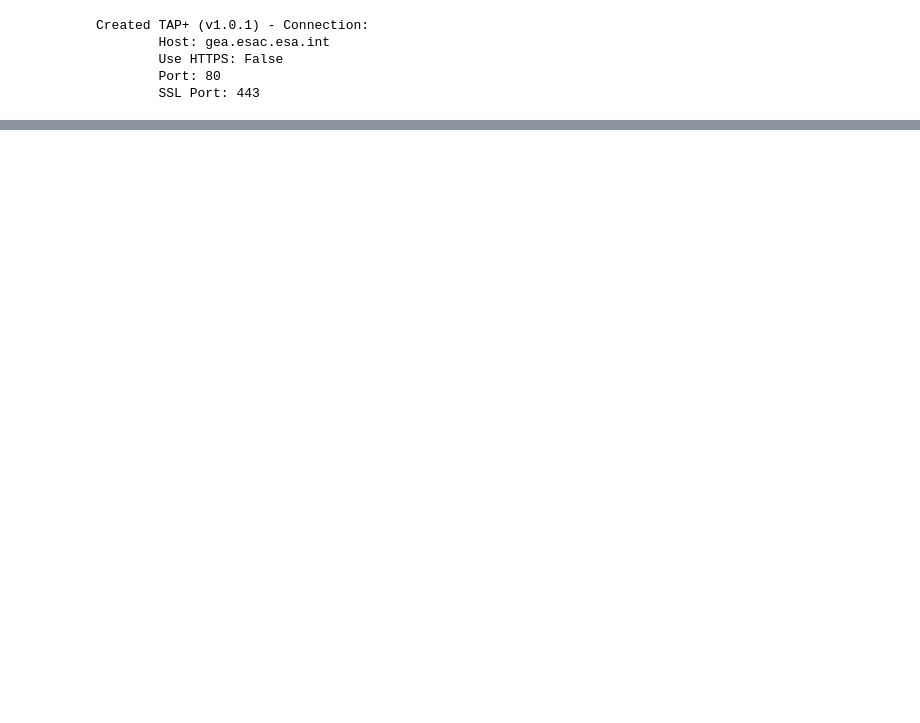
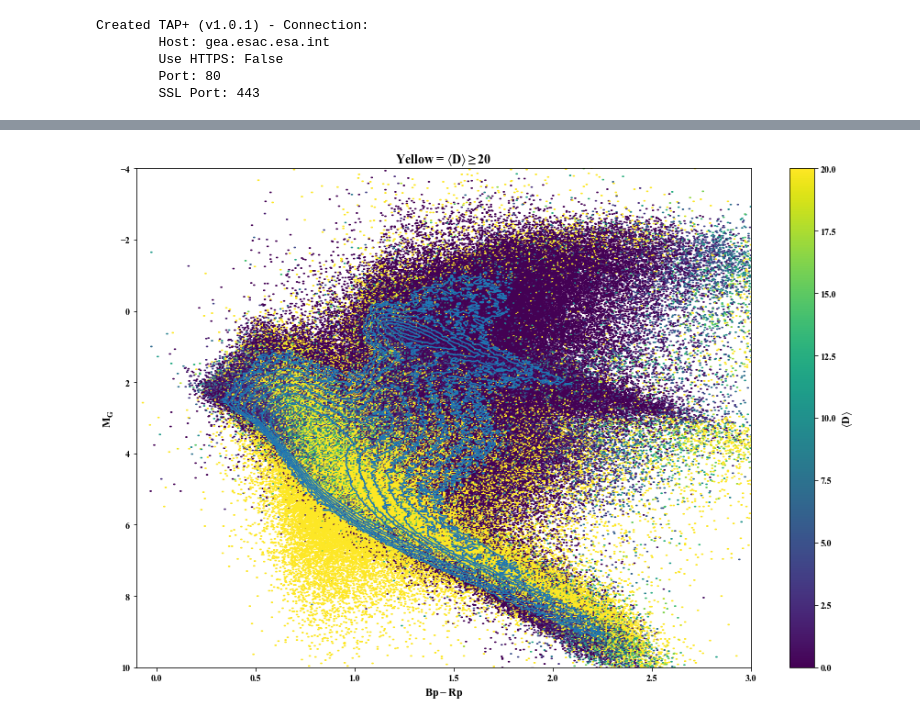
Before and after one commit to tzdwi/GaiaSprintBinary, a Jupyter notebook: gaia_kinematics.ipynb, the cells around one changed output, grey strips where cells are left out. Drawn from its saved outputs; the diff is of its cells as text; code cells hidden in the pictures; blank space fills up the shorter version.

```diff
--- a/gaia_kinematics.ipynb
+++ b/gaia_kinematics.ipynb
@@ -64,0 +53,22 @@ foo = GaiaData.from_query(q_str)
+# %%
+plt.figure(figsize=(15,10))
+xdat = merge_df['phot_bp_mean_mag'][nearby]-merge_df['phot_rp_mean_mag'][nearby]
+ydat = merge_df['phot_g_mean_mag'][nearby] - 5.0*np.log10(merge_df['dist'][nearby]) + 5.0
+C = merge_df['astrometric_excess_noise_sig'][nearby]
+plt.hexbin(xdat, ydat, C=C, gridsize=1000, vmax=20)
+plt.colorbar(label=r'$\langle D \rangle$')
+
+H,xedges,yedges = np.histogram2d(xdat[~(np.isnan(xdat)|np.isnan(ydat))],
+                                 ydat[~(np.isnan(xdat)|np.isnan(ydat))],
+                                 bins=(500,500))
+plt.contour(xedges[:-1]+np.abs(np.diff(xedges)[0])/2,
+            yedges[:-1]+np.abs(np.diff(yedges)[0])/2,
+            np.log10(H.T),levels=(1.25,1.5,1.75,2,2.25,2.5,2.75),colors='C0')
+plt.xlim(-0.1,3)
+plt.ylim(10,-4)
+plt.xlabel(r'$Bp - Rp$')
+plt.ylabel(r'$M_G$')
+plt.title(r'Yellow = $\langle D \rangle \geq 20$')
+plt.savefig('CMD_1kpc_astrometric_sigma_cont.png')
+# %% [output]
+[figure, added]
```
Also changed, not shown: parts of 9 cells of this notebook, 7 other files.
